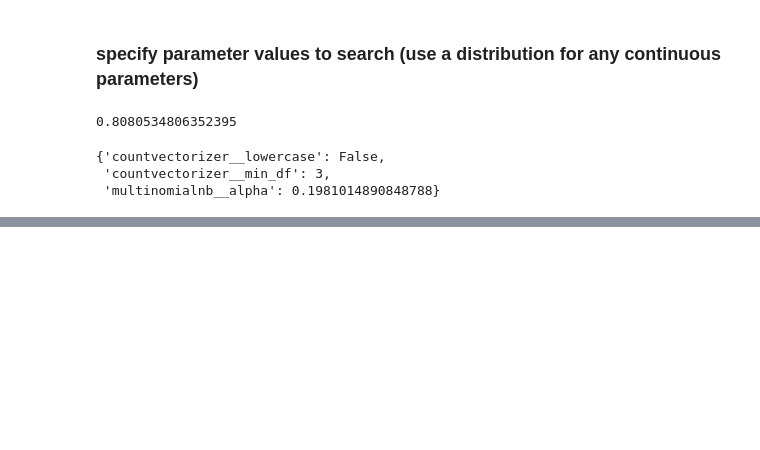
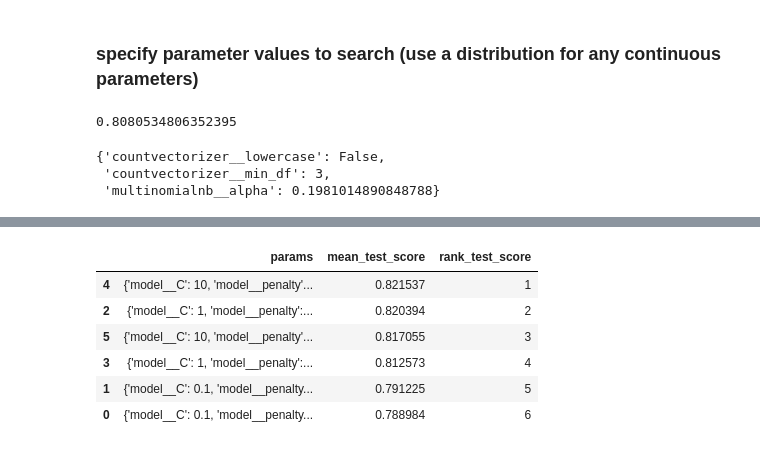
Before and after one commit to tien-le/-50-scikit-learn-tips, a Jupyter notebook: course - 50 scikit-learn tips.ipynb, the cells around one changed output, grey strips where cells are left out. Saved outputs shown, nothing was run; the diff lists cells and outputs as text; code cells hidden in the pictures; blank space fills up the shorter version.

Commit message:
Updated section 'Parameter Tuning'

```diff
--- a/course - 50 scikit-learn tips.ipynb
+++ b/course - 50 scikit-learn tips.ipynb
@@ -1904,0 +1935,31 @@ rand.best_params_
+# %%
+pipe = Pipeline(
+    [
+        ("preprocessor", col_transformer),
+        ("model", clf)
+    ]
+)
+# %%
+# specify parameter values to search
+params = {}
+params['model__C'] = [0.1, 1, 10]
+params['model__penalty'] = ['l1', 'l2']
+# %%
+# try all possible combinations of those parameter values
+from sklearn.model_selection import GridSearchCV
+grid = GridSearchCV(pipe, params, cv=5, scoring='accuracy')
+grid.fit(X, y);
+# %%
+# convert results into a DataFrame
+results = pd.DataFrame(grid.cv_results_)[['params', 'mean_test_score', 'rank_test_score']]
+# %%
+# sort by test score
+results.sort_values('rank_test_score')
+# %% [output]
+|  | params | mean_test_score | rank_test_score |
+| 4 | {'model__C': 10, 'model__penalty'... | 0.821537 | 1 |
+| 2 | {'model__C': 1, 'model__penalty':... | 0.820394 | 2 |
+| 5 | {'model__C': 10, 'model__penalty'... | 0.817055 | 3 |
+| 3 | {'model__C': 1, 'model__penalty':... | 0.812573 | 4 |
+| 1 | {'model__C': 0.1, 'model__penalty... | 0.791225 | 5 |
+| 0 | {'model__C': 0.1, 'model__penalty... | 0.788984 | 6 |
```
Also changed, not shown: parts of 72 cells of this notebook.
